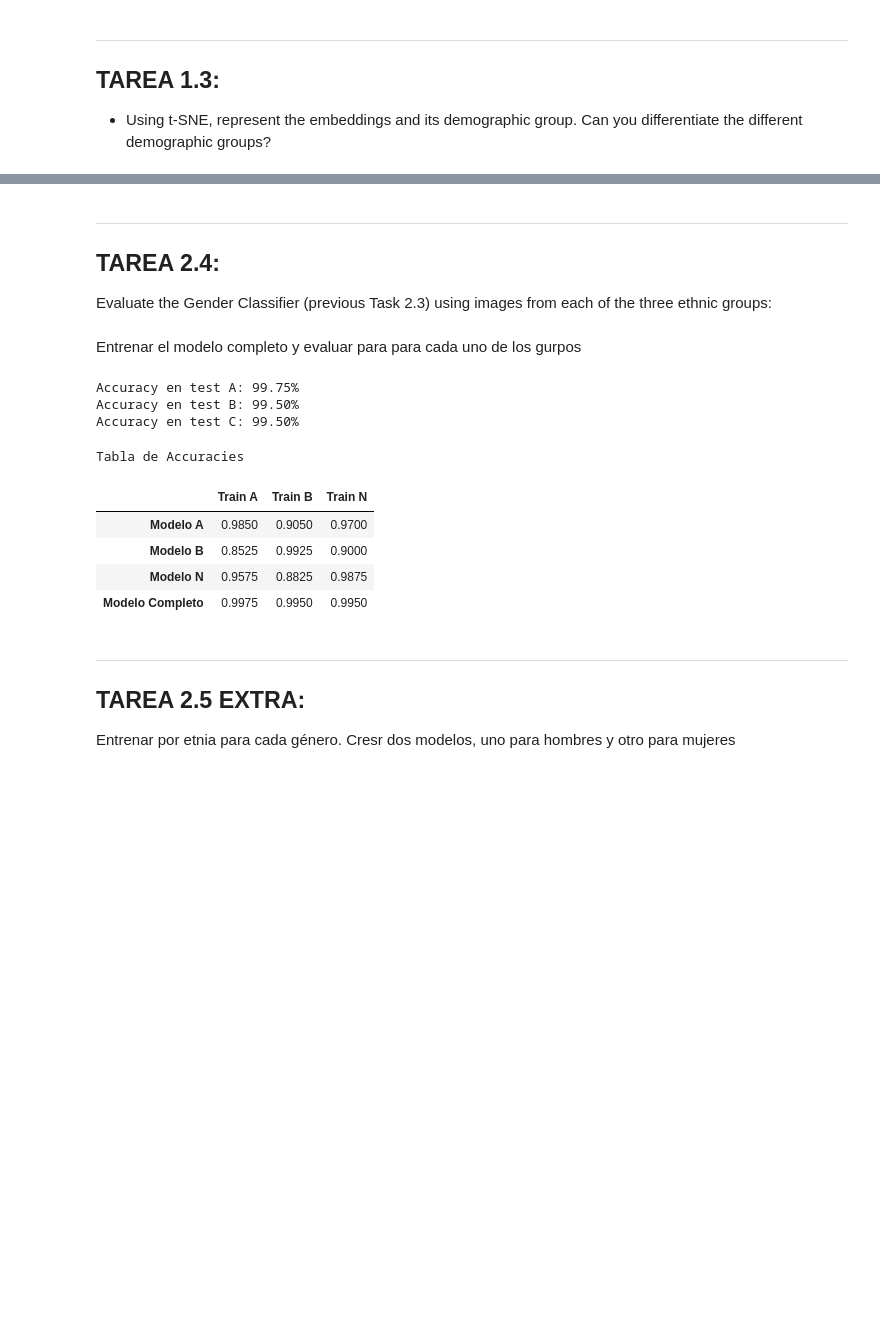
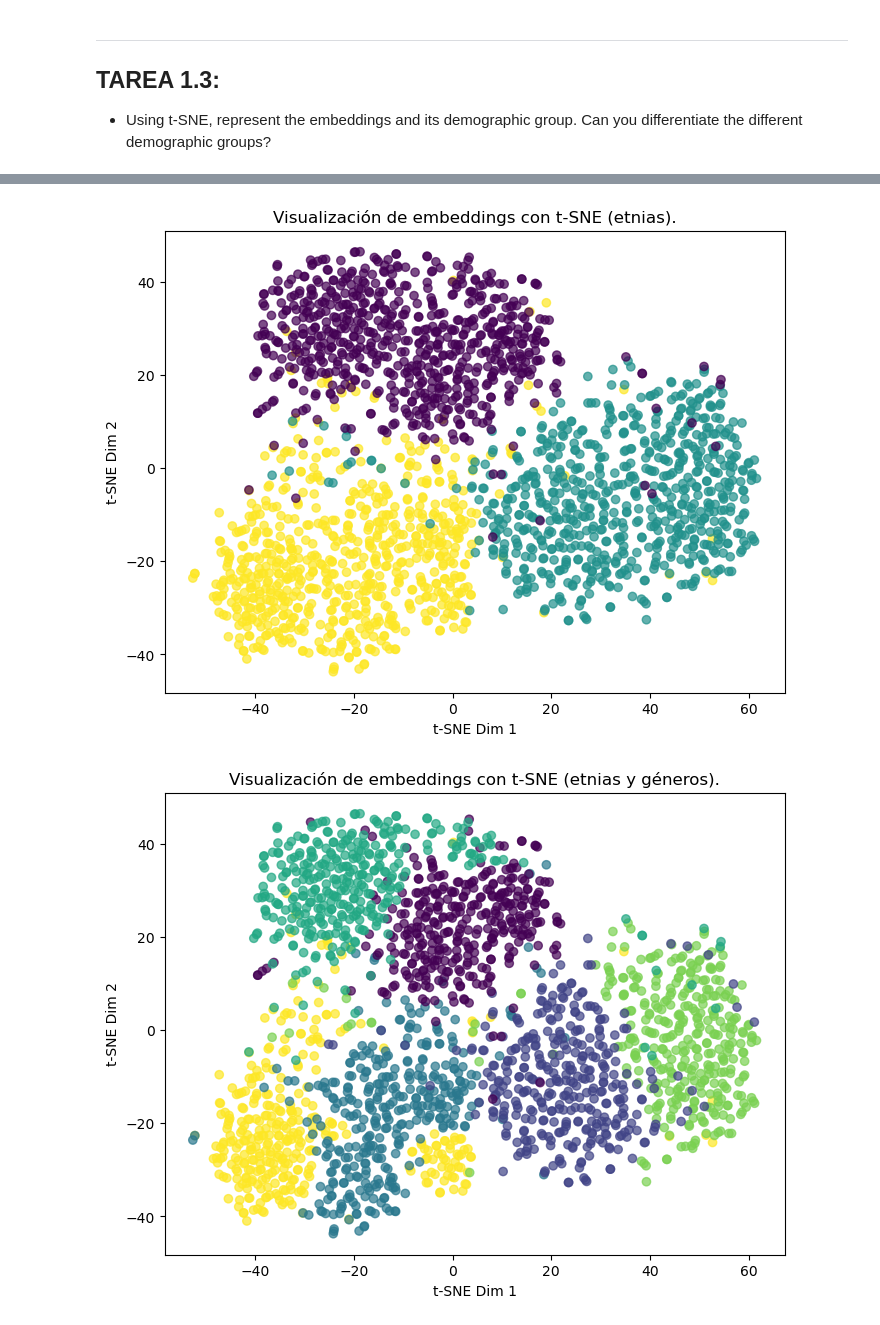
Before and after one commit to Arkh3/master-biometrica, a Jupyter notebook: src/face_recognition.ipynb, the cells around one changed output, grey strips where cells are left out. Saved outputs shown, nothing was run; the diff lists cells and outputs as text; code cells hidden in the pictures; blank space fills up the shorter version.

```diff
--- a/src/face_recognition.ipynb
+++ b/src/face_recognition.ipynb
@@ -98,7 +97,7 @@ Por hacer en este apartado:
  - DiveFace contains face images from 3 demographic groups (3 ethnicity and 2 gender)
 # %%
 # Llamar a la función para crear la base de datos de embeddings
-embeddings_db_demographic = create_embeddings_6_groups(bbdd_directory)
+embeddings_db_demographic = create_embeddings_subset(main_embeddings_dataset, 350)
 
 # Verificar la cantidad de embeddings por grupo
 for group_name, embeddings in embeddings_db_demographic.items():
@@ -406,52 +118,6 @@ Accuracy del modelo de género: 99.00% (1.53%)
-# %% [markdown]
----
-
-## TAREA 2.4:
-Evaluate the Gender Classifier (previous Task 2.3) using images from each of the three
-ethnic groups:
-# %% [markdown]
-Entrenar el modelo completo y evaluar para para cada uno de los gurpos
-# %%
-# Entrenar modelo en el conjunto de entrenamiento completo
-estimator.fit(X_train, y_train)
-
-test_accuracy_A= estimator.score(X_test_A, y_test_A)
-print("Accuracy en test A: %.2f%%" % (test_accuracy_A * 100))
-
-test_accuracy_B = estimator.score(X_test_B, y_test_B)
-print("Accuracy en test B: %.2f%%" % (test_accuracy_B * 100))
-
-test_accuracy_N = estimator.score(X_test_N, y_test_N)
-print("Accuracy en test C: %.2f%%" % (test_accuracy_N * 100))
-# %% [output]
-Accuracy en test A: 99.75%
-Accuracy en test B: 99.50%
-Accuracy en test C: 99.50%
-# %%
-valores_nuevos = [test_accuracy_A,test_accuracy_B,test_accuracy_N] # Fila Modelo completo
-valores.append(valores_nuevos)# Añadir la nueva fila a la lista 'valores'
-
-df = pd.DataFrame(valores, index=["Modelo A", "Modelo B", "Modelo N", "Modelo Completo"], columns=["Train A", "Train B", "Train N"])
-df_styled = df.style.background_gradient(cmap='Blues', low=0.1, high=0.2).set_caption("Tabla de Accuracies").format("{:.4f}").set_table_styles([{
-                        'selector': 'table',
-                        'props': [('font-size', '20px'), ('width', '100%')]
-                    }, {
-                        'selector': 'th',
-                        'props': [('font-size', '20px'), ('text-align', 'center')]
-                    }, {
-                        'selector': 'td',
-                        'props': [('font-size', '16px'), ('text-align', 'center')]
-                    }])
-df_styled
-# %% [output]
-Tabla de Accuracies
-|  | Train A | Train B | Train N |
-| Modelo A | 0.9850 | 0.9050 | 0.9700 |
-| Modelo B | 0.8525 | 0.9925 | 0.9000 |
-| Modelo N | 0.9575 | 0.8825 | 0.9875 |
-| Modelo Completo | 0.9975 | 0.9950 | 0.9950 |
-# %% [markdown]
----
-
-## TAREA 2.5 EXTRA:
-Entrenar por etnia para cada género. Cresr dos modelos, uno  para hombres y otro para mujeres
+# %%
+# Aplicar t-SNE a los embeddings
+apply_tsne(embeddings_db_demographic)
+# %% [output]
+[figure, added]
+[figure, added]
```
Also changed, not shown: parts of 68 cells of this notebook, 7 other files.
